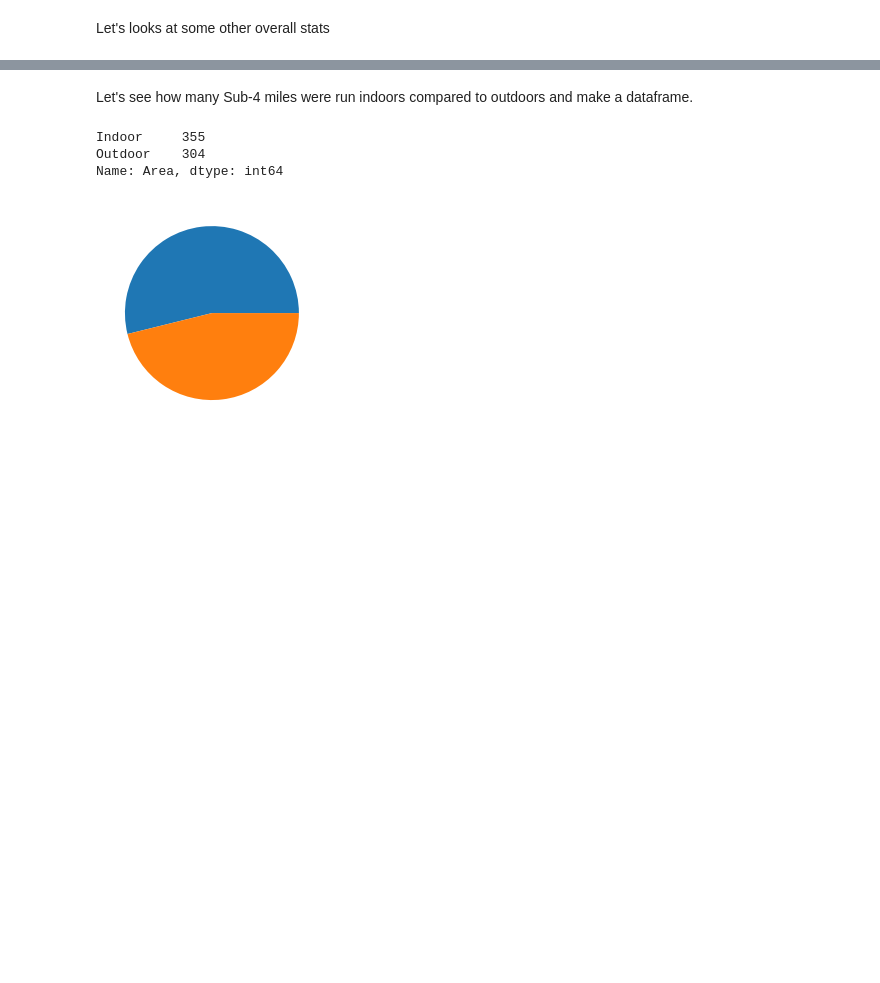
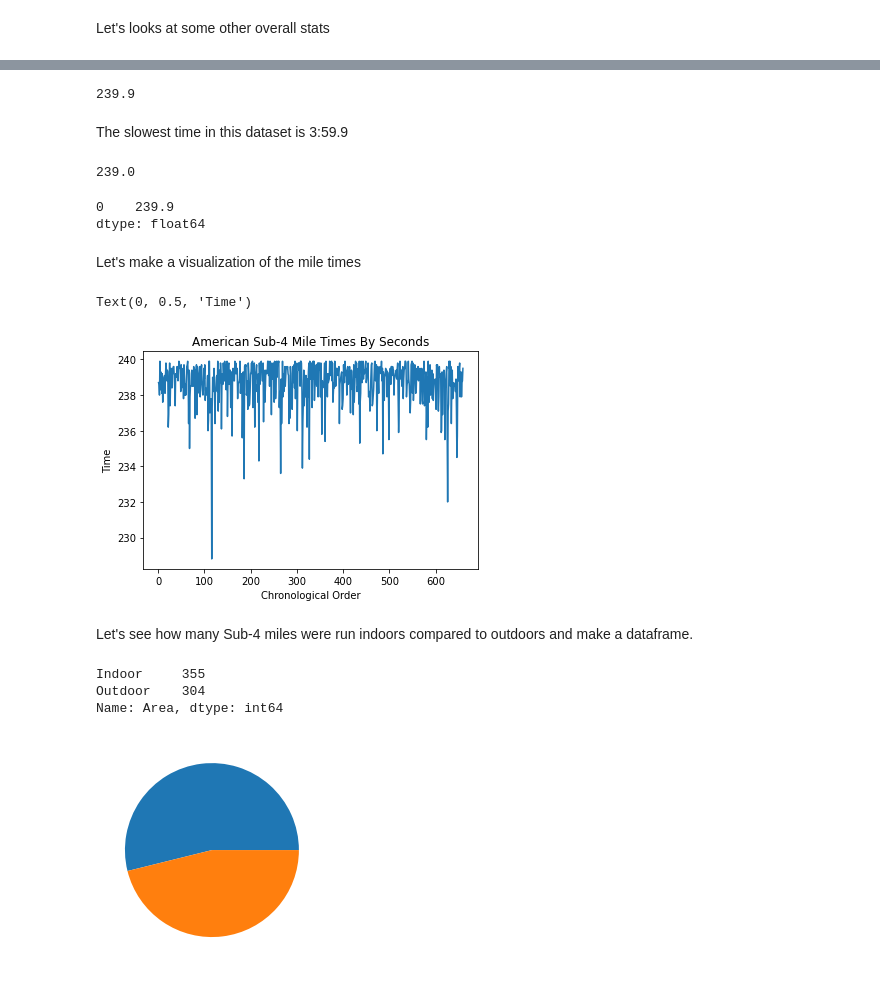
Before and after one commit to LJRollerII/United_States_Sub_4_Milers_Database, a Jupyter notebook: notebooks/Sub_4_Miler_Analysis.ipynb, the cells around one changed output, grey strips where cells are left out. Cells and saved outputs as stored; diff of their text form; code cells hidden in the pictures; blank space fills up the shorter version.

Commit message:
Added time analysis and visualizations.

```diff
--- a/notebooks/Sub_4_Miler_Analysis.ipynb
+++ b/notebooks/Sub_4_Miler_Analysis.ipynb
@@ -135,3 +246,28 @@ Let's looks at some other overall stats
+# %%
+sub_4.Time_Sec.max()
+# %% [output]
+239.9
+# %% [markdown]
+The slowest time in this dataset is 3:59.9
+# %%
+sub_4.Time_Sec.median()
+# %% [output]
+239.0
+# %%
+sub_4.Time_Sec.mode()
+# %% [output]
+0    239.9
+dtype: float64
+# %% [markdown]
+Let's make a visualization of the mile times
+# %%
+sns.lineplot(sub_4.Order, sub_4.Time_Sec)
+plt.title('American Sub-4 Mile Times By Seconds')
+plt.xlabel('Chronological Order')
+plt.ylabel('Time')
+# %% [output]
+Text(0, 0.5, 'Time')
+[figure, added]
 # %% [markdown]
 Let's see how many Sub-4 miles were run indoors compared to outdoors and make a dataframe.
 # %%
```
Also changed, not shown: parts of 41 cells of this notebook.
